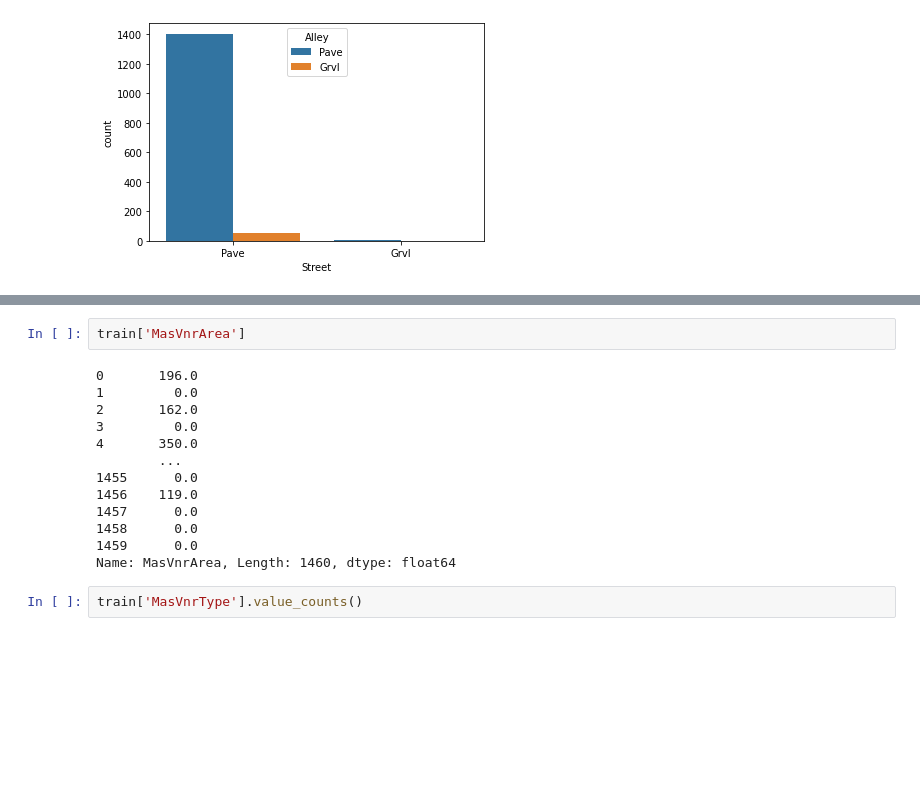
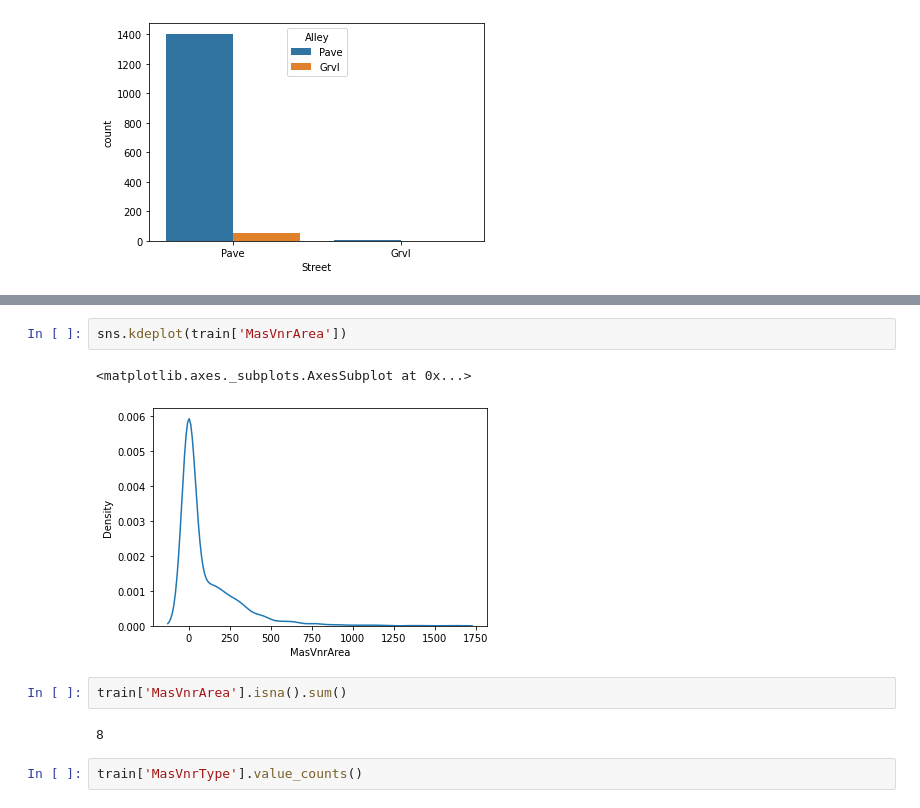
Before and after one commit to marudengi/practice-for-kaggle, a Jupyter notebook: House_Prices.ipynb, the cells around one changed output, grey strips where cells are left out. Cells and saved outputs as stored; diff of their text form; blank space fills up the shorter version.

```diff
--- a/House_Prices.ipynb
+++ b/House_Prices.ipynb
@@ -369,18 +364,12 @@ Name: MasVnrType, Length: 1460, dtype: object
+# %%
+sns.kdeplot(train['MasVnrArea'])
+# %% [output]
+<matplotlib.axes._subplots.AxesSubplot at 0x...>
+[figure, added]
 # %%
-train['MasVnrArea']
+train['MasVnrArea'].isna().sum()
 # %% [output]
-0       196.0
-1         0.0
-2       162.0
-3         0.0
-4       350.0
-        ...
-1455      0.0
-1456    119.0
-1457      0.0
-1458      0.0
-1459      0.0
-Name: MasVnrArea, Length: 1460, dtype: float64
+8
 # %%
 train['MasVnrType'].value_counts()
 # %% [output]
```
Also changed, not shown: parts of 36 cells of this notebook.
